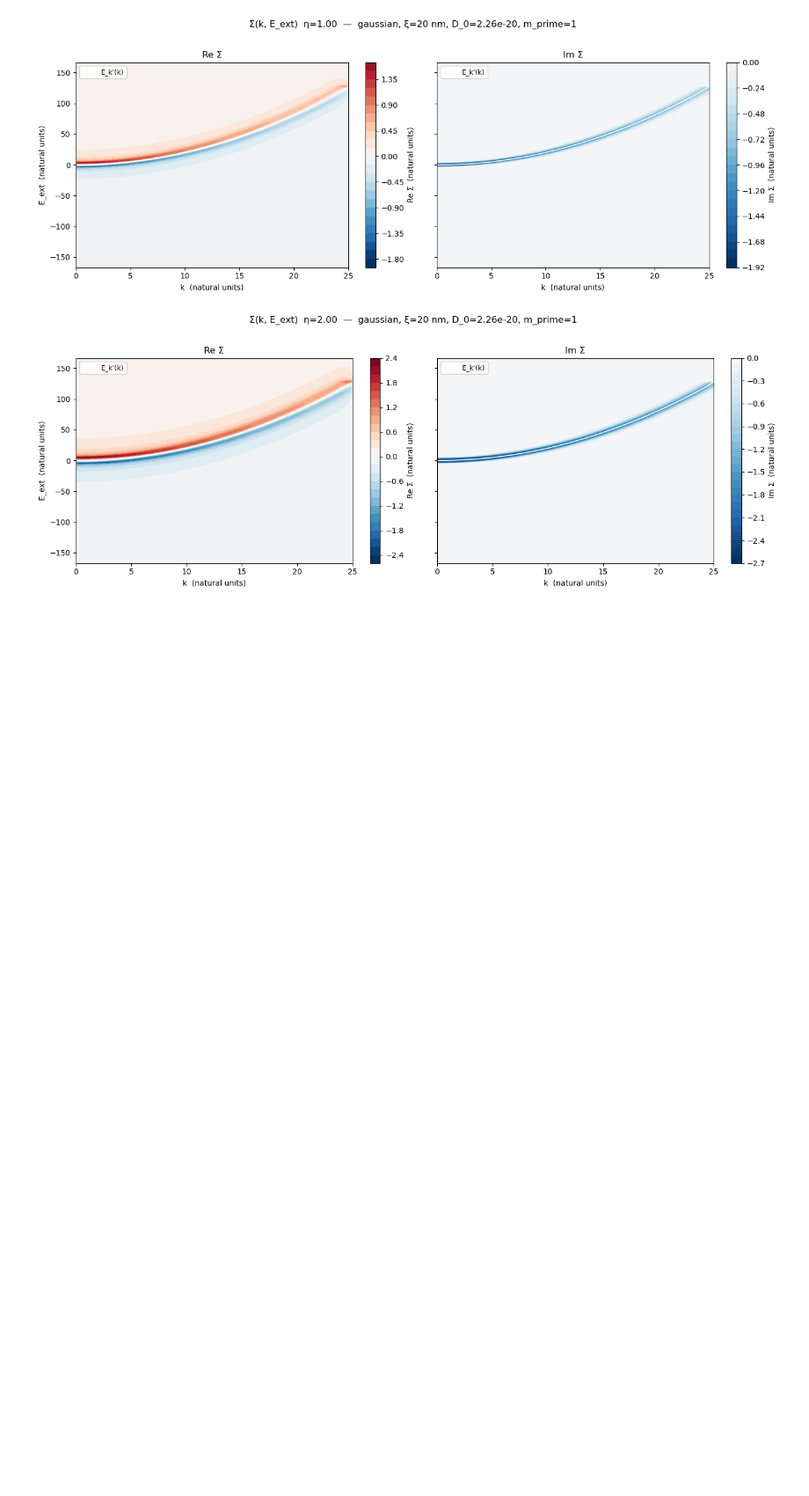
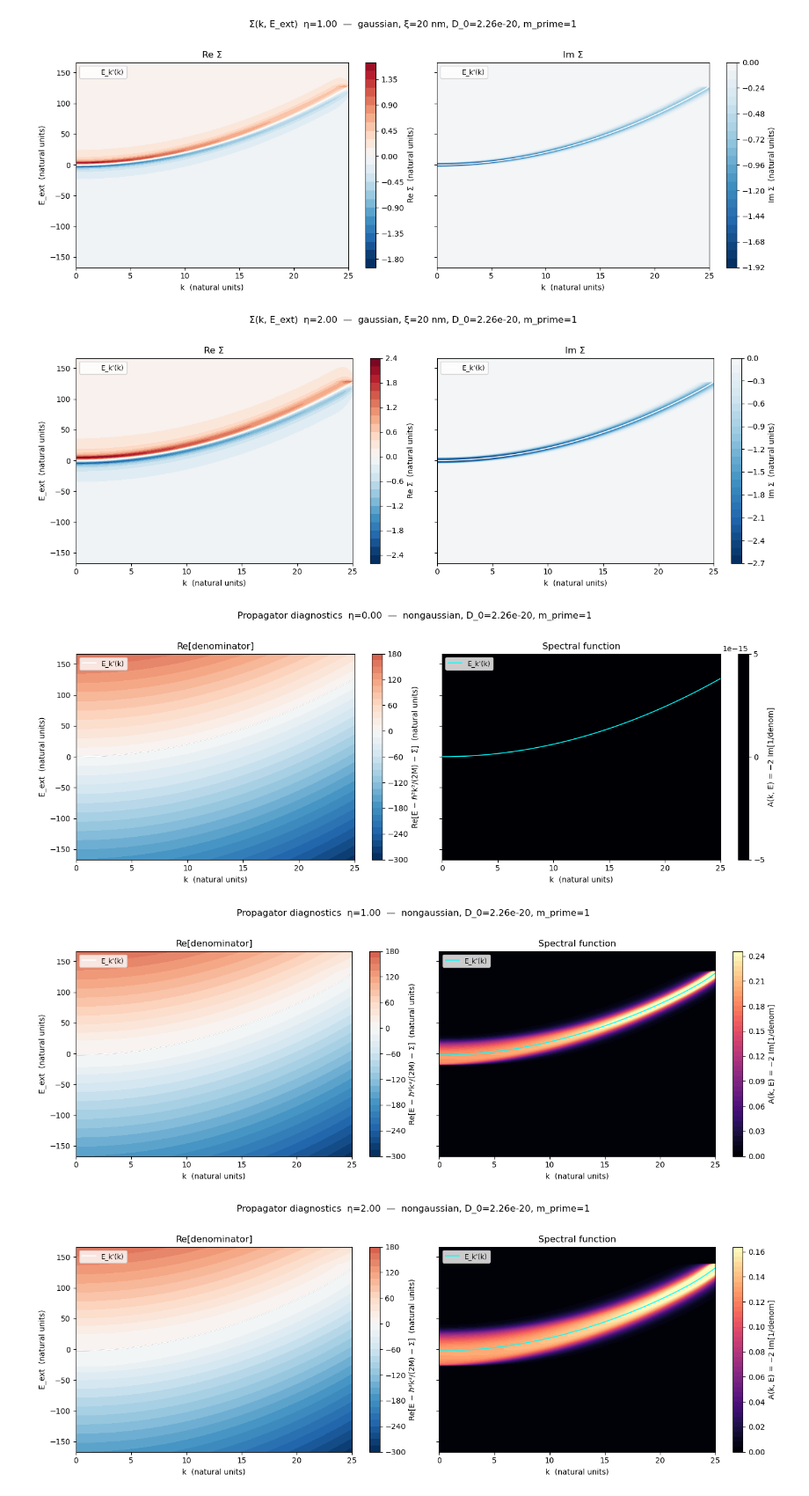
Before and after one commit to mtp354/Polaritons, a Jupyter notebook: Polarition Disorder.ipynb, the cells around one changed output. Shown at 88% size. Cells and saved outputs as stored; diff of their text form; code cells hidden in the pictures; blank space fills up the shorter version.

Commit message:
Additional self energy diagnostics

```diff
--- a/Polarition Disorder.ipynb
+++ b/Polarition Disorder.ipynb
@@ -445,3 +445,74 @@ for job in kernel_jobs:
 [figure]
 [figure]
 [figure]
+# %%
+# Diagnostic: real part of the propagator denominator and spectral function.
+#
+# denom(k, E) = E - ℏ²k²/(2M) - Σ(k, E)
+#   Left  panel: Re[denom]  (zero contour traces the on-shell curve E_k'(k))
+#   Right panel: spectral function A(k, E) = -2 Im[1 / denom]
+#
+# Both panels share the same (k, E_ext) grid as the Σ contour cell above.
+SPECTRAL_CONTOUR_LEVELS = 40
+SPECTRAL_PERCENTILE     = 99.0   # clip top tail so peaks don't wash out the colour map
+
+
+for job in kernel_jobs:
+	q         = job["q"]
+	E_ext     = job["E_ext"]
+	Sigma     = job["Sigma"]                      # (n_eta, n_E_ext, n_k)
+	E_k_prime = job["E_k_prime"]                  # (n_eta, n_k)
+	p_nat     = job["p_nat"]
+	label     = kernel_run_label(job["kernel_type"], job["p_si"], job["xi_independent"])
+
+	bare = (p_nat.hbar**2 * q**2) / (2.0 * p_nat.M)            # (n_k,)
+	# denom[ei, ej, ki] = E_ext[ej] - bare[ki] - Sigma[ei, ej, ki]
+	denom_all = E_ext[None, :, None] - bare[None, None, :] - Sigma
+
+	for ei, eta in enumerate(eta_grid):
+		denom    = denom_all[ei]                  # (n_E_ext, n_k)
+		re_denom = np.real(denom)
+		spectral = -2.0 * np.imag(1.0 / denom)    # A(k, E)
+
+		fig, axs = plt.subplots(1, 2, figsize=(14, 5), sharey=True)
+
+		# --- Re[denom] -------------------------------------------------
+		norm = _diverging_norm(re_denom)
+		cs0 = axs[0].contourf(q, E_ext, re_denom, levels=SIGMA_CONTOUR_LEVELS,
+							cmap="RdBu_r", norm=norm)
+		fig.colorbar(cs0, ax=axs[0], label="Re[E − ℏ²k²/(2M) − Σ]  (natural units)")
+		# Highlight the zero contour explicitly (= on-shell condition).
+		axs[0].contour(q, E_ext, re_denom, levels=[0.0], colors="black", linewidths=1.0)
+		ek = E_k_prime[ei]
+		axs[0].plot(q, np.where(np.isfinite(ek), ek, np.nan),
+					color="white", lw=1.4, label="E_k'(k)")
+		axs[0].set_title("Re[denominator]")
+		axs[0].set_xlabel("k  (natural units)")
+		axs[0].set_ylabel("E_ext  (natural units)")
+		axs[0].legend(loc="upper left", fontsize=9)
+
+		# --- Spectral function A(k, E) ---------------------------------
+		finite = spectral[np.isfinite(spectral)]
+		vmax = float(np.percentile(finite, SPECTRAL_PERCENTILE)) if finite.size else 1.0
+		if vmax <= 0.0:
+			vmax = float(np.max(finite)) if finite.size else 1.0
+		if vmax <= 0.0:
+			vmax = 1.0
+		cs1 = axs[1].contourf(q, E_ext, np.clip(spectral, 0.0, vmax),
+							levels=SPECTRAL_CONTOUR_LEVELS, cmap="magma",
+							vmin=0.0, vmax=vmax)
+		fig.colorbar(cs1, ax=axs[1], label="A(k, E) = −2 Im[1/denom]")
+		axs[1].plot(q, np.where(np.isfinite(ek), ek, np.nan),
+					color="cyan", lw=1.2, label="E_k'(k)")
+		axs[1].set_title("Spectral function")
+		axs[1].set_xlabel("k  (natural units)")
+		axs[1].legend(loc="upper left", fontsize=9)
+
+		fig.suptitle(f"Propagator diagnostics  η={eta:.2f}  —  {label}", y=1.02)
+		plt.tight_layout()
+		plt.show()
+		plt.close(fig)
+# %% [output]
+[figure, added]
+[figure, added]
+[figure, added]
```
Also changed, not shown: parts of 1 cell of this notebook.
